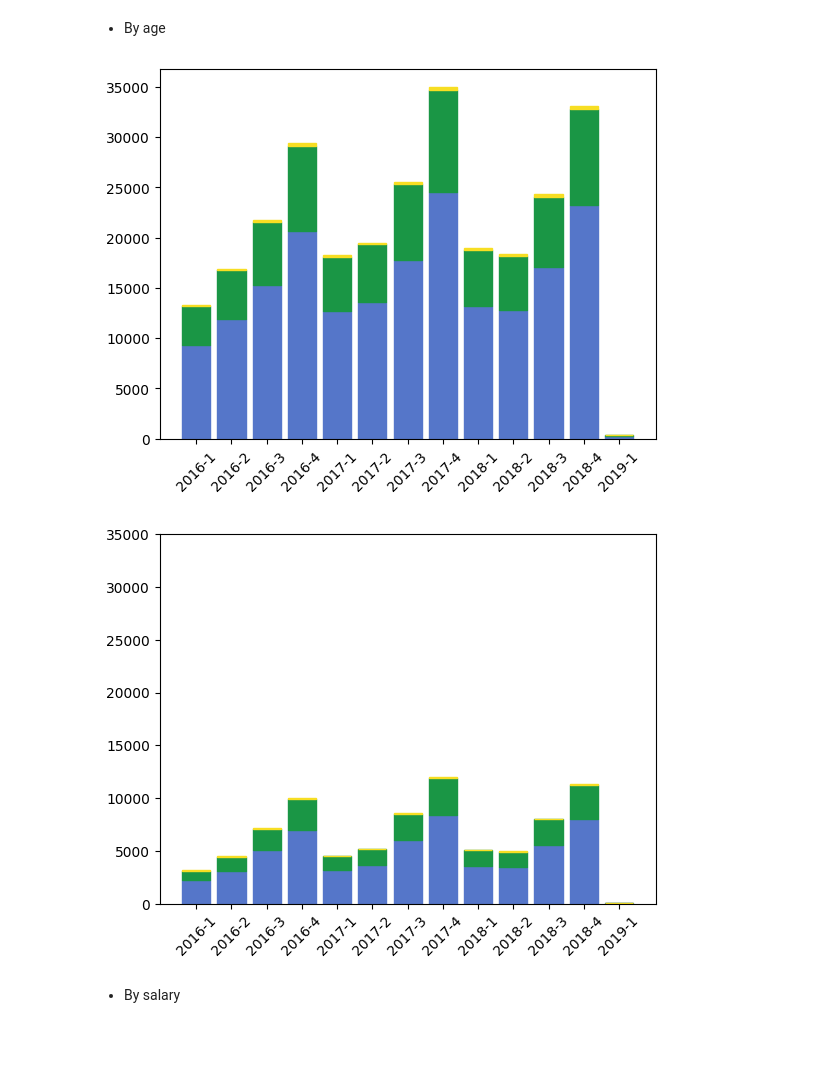
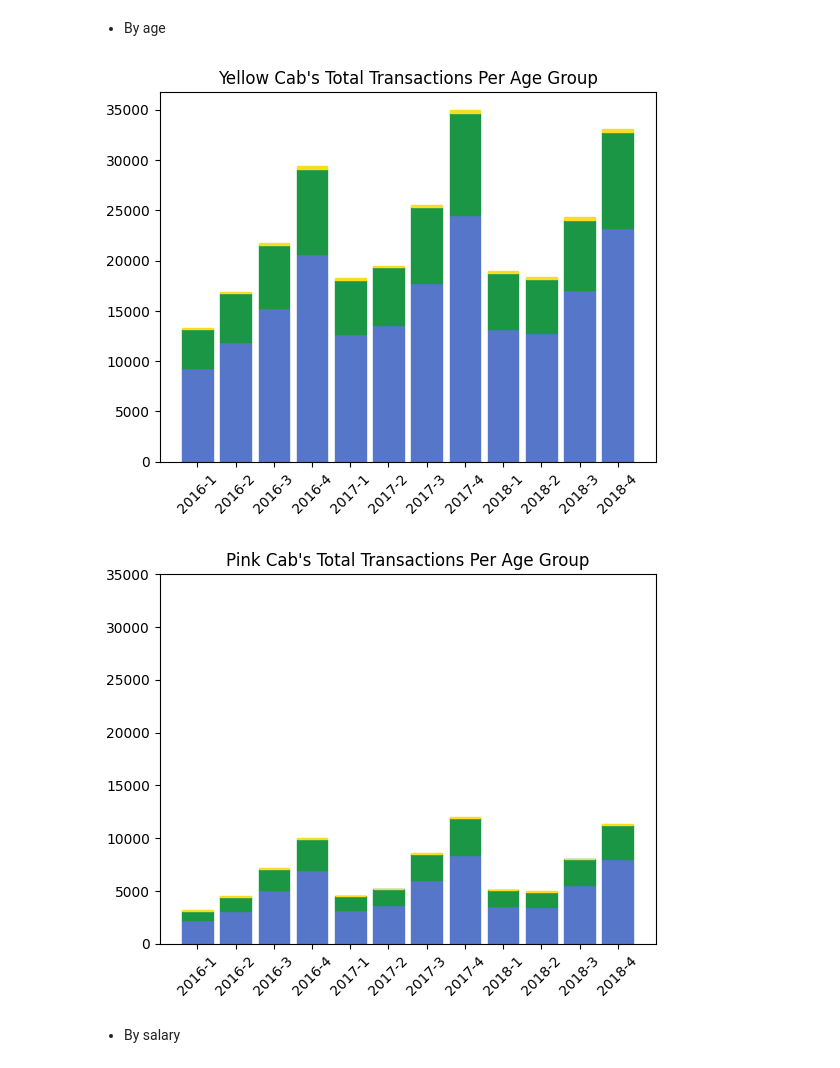
Before and after one commit to nureinumeya1999/Cab-Investment, a Jupyter notebook: src/EDA.ipynb, the cells around one changed output. Cells and saved outputs as stored; diff of their text form; code cells hidden in the pictures; blank space fills up the shorter version.

```diff
--- a/src/EDA.ipynb
+++ b/src/EDA.ipynb
@@ -198,6 +227,8 @@ df['String Quarter'] = df['Year'].astype(str).str.cat(df['Quarter'].astype(str),
 df['Numeric Quarter'] = df['String Quarter'].apply(lambda x: getNumQuarter(x))
 # %%
 df.drop(columns=['Date of Travel', 'Population'], inplace=True)
+# %%
+df.drop(df.loc[df['Year'] == 2019].index, inplace=True)
 # %%
 def getAgeGroup(age):
     if 0 <= age < 18:
@@ -423,22 +442,23 @@ ydIII = yad.loc[yad['Age Group'] == '65+']
 # %%
 yI = plt.bar(ydI['String Quarter'], ydI['Transaction ID'] )
 yII = plt.bar(ydII['String Quarter'], ydII['Transaction ID'], bottom= ydI['Transaction ID'] )
 yIII = plt.bar(ydIII['String Quarter'], ydIII['Transaction ID'], bottom=  np.array(ydI['Transaction ID']) + np.array(ydII['Transaction ID']))
 
 plt.xticks(rotation=45)
 
 for bar in yI:
     bar.set_color('#5576c9')
 
 for bar in yII:
     bar.set_color('#1a9645')
 
 for bar in yIII:
     bar.set_color('#f7de23')
 
+plt.title('Yellow Cab\'s Total Transactions Per Age Group')
 plt.show()
 # %% [output]
-[figure, old version]
+[figure, new version]
 # %%
 pI = plt.bar(pdI['String Quarter'], pdI['Transaction ID'] )
 pII = plt.bar(pdII['String Quarter'], pdII['Transaction ID'], bottom= pdI['Transaction ID'] )
@@ -456,9 +476,10 @@ for bar in pII:
 for bar in pIII:
     bar.set_color('#f7de23')
 
+plt.title('Pink Cab\'s Total Transactions Per Age Group')
 plt.show()
 # %% [output]
-[figure, old version]
+[figure, new version]
 # %% [markdown]
 * By salary
 # %%
```
Also changed, not shown: parts of 46 cells of this notebook.
